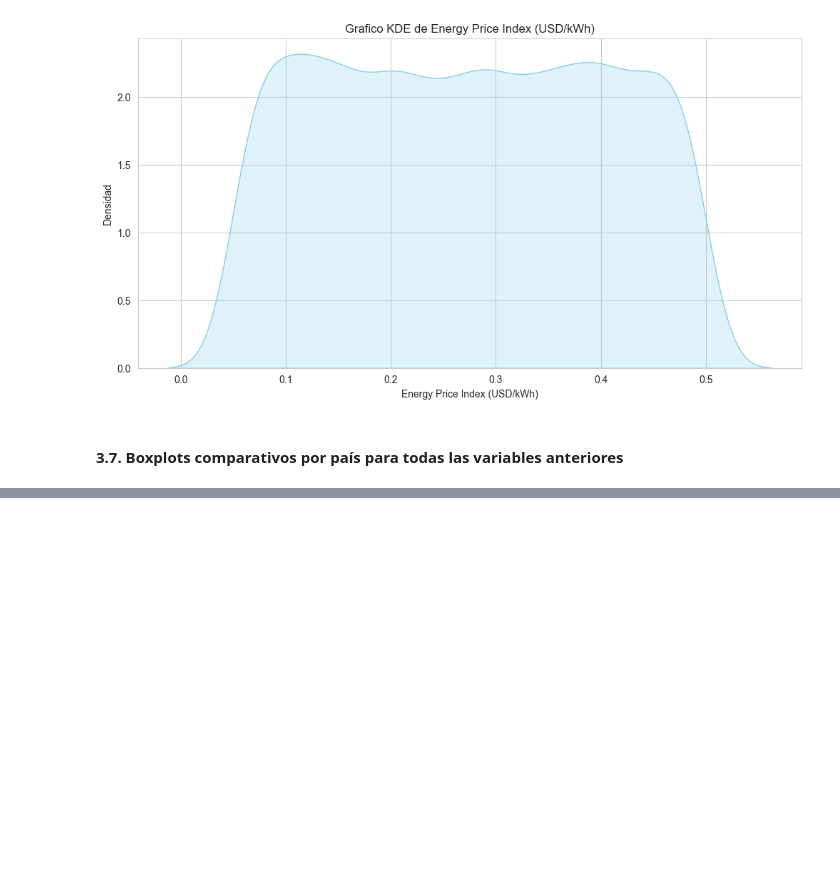
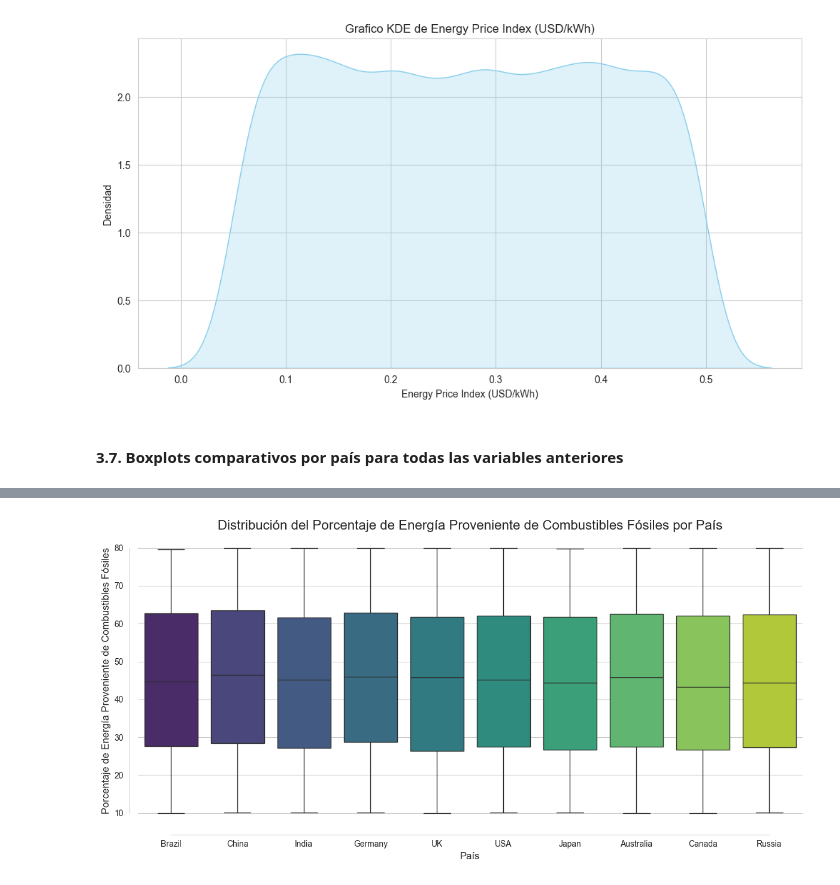
Before and after one commit to juanma200109/Analisis-de-Consumo-de-Energia-Global, a Jupyter notebook: notebooks/Consumo_de_Energia_Global_2000-2024.ipynb, the cells around one changed output, grey strips where cells are left out. Saved outputs shown, nothing was run; the diff lists cells and outputs as text; code cells hidden in the pictures; blank space fills up the shorter version.

```diff
--- a/notebooks/Consumo_de_Energia_Global_2000-2024.ipynb
+++ b/notebooks/Consumo_de_Energia_Global_2000-2024.ipynb
@@ -255,0 +271,5 @@ cols = ['Total Energy Consumption (TWh)', 'Per Capita Energy Use (kWh)',
+# %%
+# Generando un Boxplot para el Fossil Fuel Dependency (%)
+viz.crear_boxplot(df, 'Country', 'Fossil Fuel Dependency (%)', 'Distribución del Porcentaje de Energía Proveniente de Combustibles Fósiles por País', 'País', 'Porcentaje de Energía Proveniente de Combustibles Fósiles')
+# %% [output]
+[figure, added]
```
Also changed, not shown: parts of 7 cells of this notebook, 1 other file.
